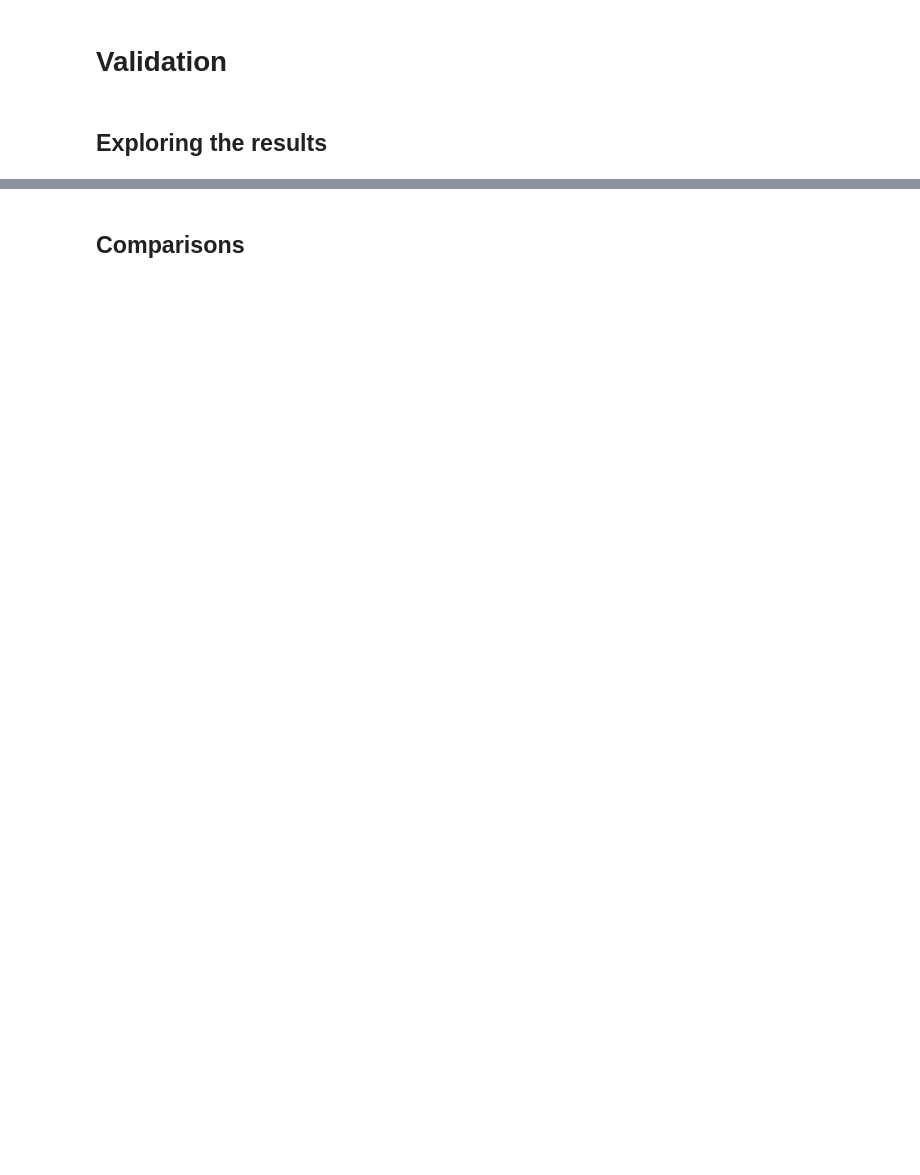
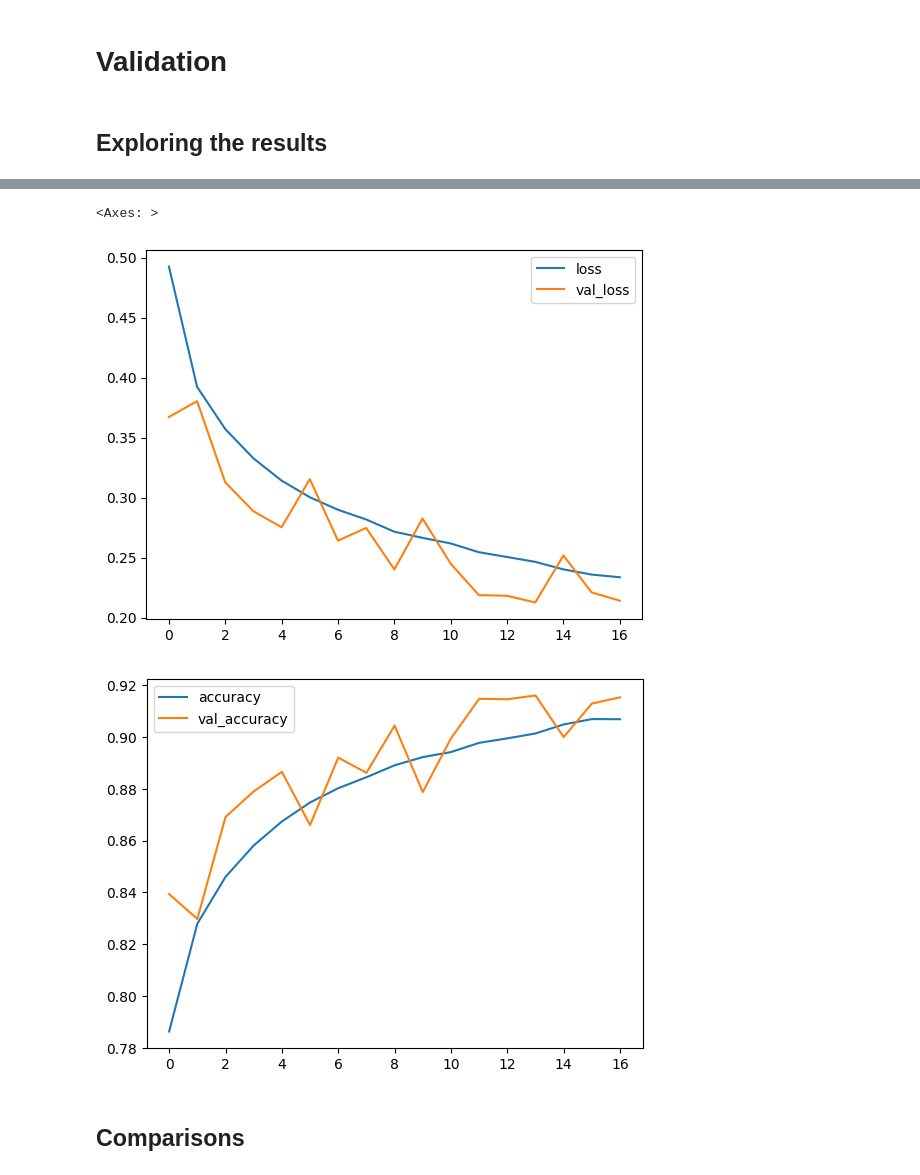
Before and after one commit to Pholmgrendev/CNNProject, a Jupyter notebook: CancerDetection.ipynb, the cells around one changed output, grey strips where cells are left out. Drawn from its saved outputs; the diff is of its cells as text; code cells hidden in the pictures; blank space fills up the shorter version.

```diff
--- a/CancerDetection.ipynb
+++ b/CancerDetection.ipynb
@@ -241,0 +342,6 @@ tf.keras.utils.plot_model(
+# %%
+callbacks = [EarlyStopping(patience=3)]
+generator_train.reset()
+generator_val.reset()
+
+tuned_history = model_tuned.fit(generator_train, epochs = 25, validation_data = generator_val, callbacks=callbacks)
@@ -242,3 +366,5 @@ tf.keras.utils.plot_model(
+# %%
+tuned_metrics = pd.DataFrame(tuned_history.history)
 # %% [markdown]
 # Validation
 # %% [markdown]
@@ -246,2 +379,9 @@ tf.keras.utils.plot_model(
+# %%
+tuned_metrics[["loss","val_loss"]].plot()
+tuned_metrics[['accuracy', 'val_accuracy']].plot()
+# %% [output]
+<Axes: >
+[figure, added]
+[figure, added]
 # %% [markdown]
 ## Comparisons
```
Also changed, not shown: parts of 17 cells of this notebook.
